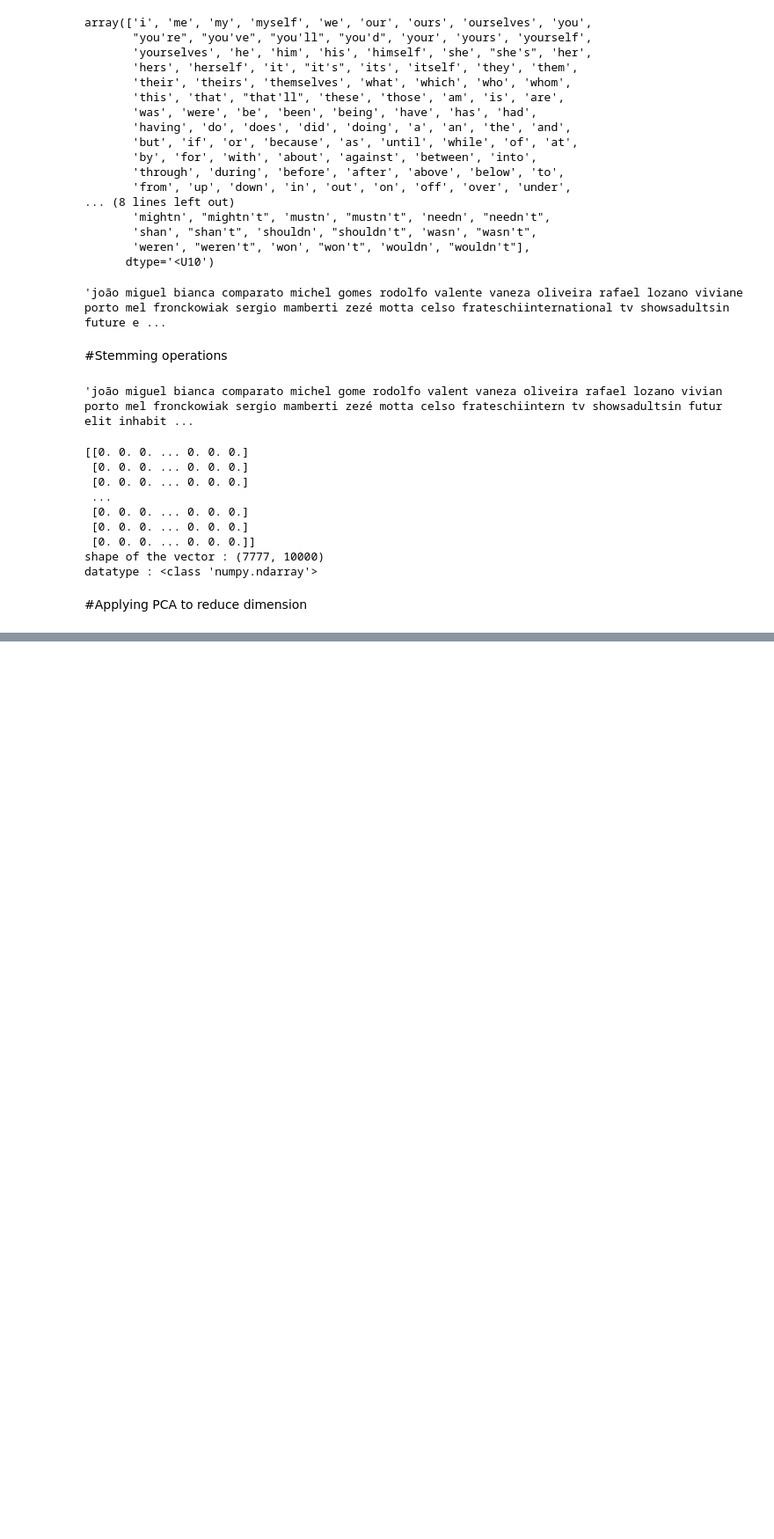
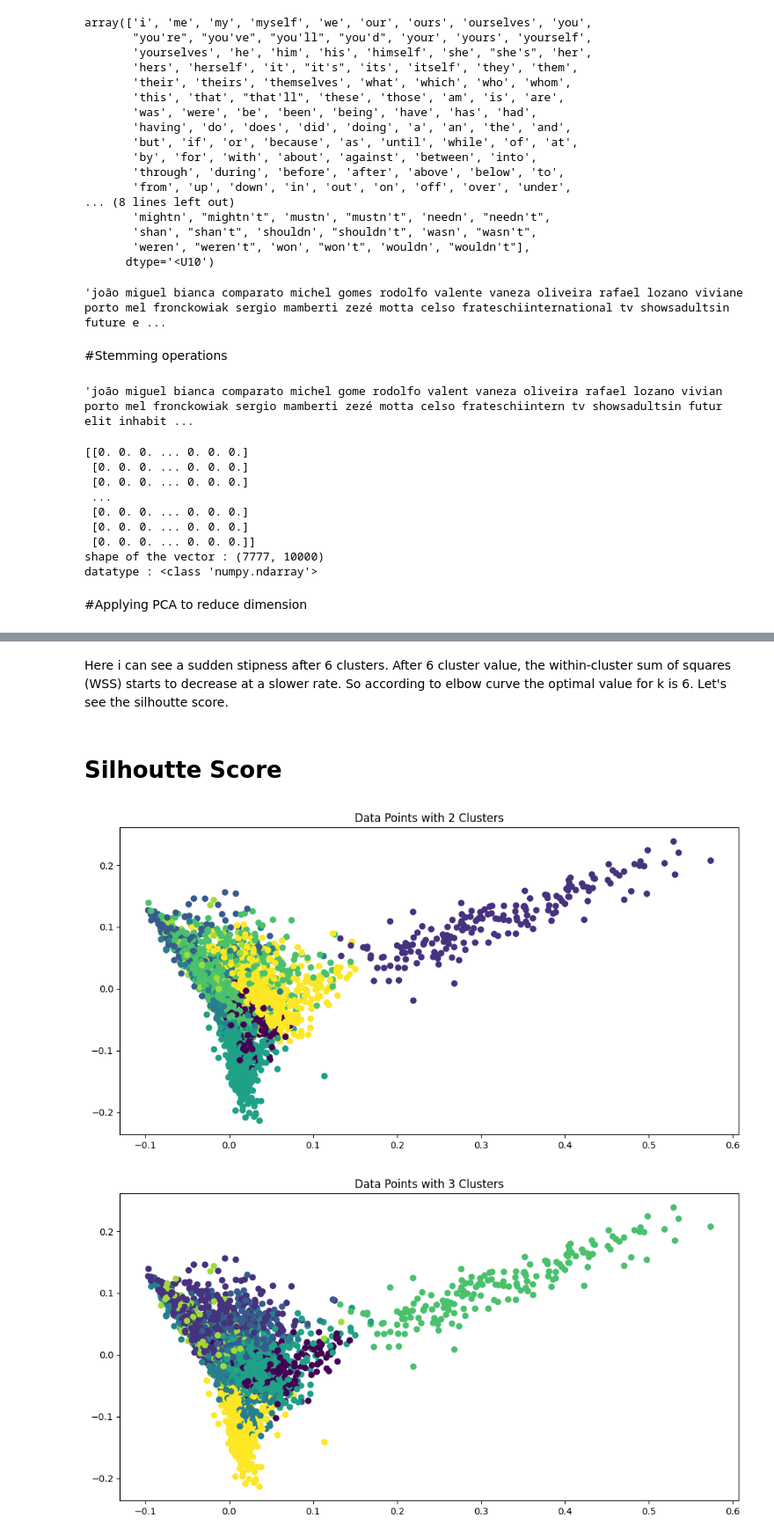
Before and after one commit to priyankadri/netflix_movies_tv_shows, a Jupyter notebook: netflix_movies_and_tv_shows.ipynb, the cells around one changed output, grey strips where cells are left out. Shown at 88% size. Drawn from its saved outputs; the diff is of its cells as text; code cells hidden in the pictures; blank space fills up the shorter version.

```diff
--- a/netflix_movies_and_tv_shows.ipynb
+++ b/netflix_movies_and_tv_shows.ipynb
@@ -793,0 +838,39 @@ plt.show()
+# %% [markdown]
+Here i can see a sudden stipness after 6 clusters. After 6 cluster value, the within-cluster sum of squares (WSS) starts to decrease at a slower rate. So according to elbow curve the optimal value for k is 6. Let's see the silhoutte score.
+# %% [markdown]
+# Silhoutte Score
+# %%
+# range for k values.
+n_cluster_range = range(2,12)
+
+# empty list to store silhouette score and cluster lables
+silhouette_avg_score = []
+cluster_label_list = []
+
+# running a loop to find the score with optimal k value.
+for k in n_cluster_range:
+
+  # initializing the instance
+  kmeans = KMeans()
+
+  # predicting the cluster lables
+  cluster_labels = kmeans.fit_predict(net_data)
+
+  # cluster centres.
+  centroids = kmeans.cluster_centers_
+
+  # storing the cluster lables in cluster lable list
+  cluster_label_list.append(cluster_labels)
+
+  # finding silhouette score and storing them into silhouette average score list.
+  silhouette_avg = silhouette_score(net_data, cluster_labels)
+  silhouette_avg_score.append(silhouette_avg)
+
+  # Plotting the data points with cluster labels
+  plt.figure(figsize = (12,6))
+  plt.scatter(net_data[:, 0], net_data[:, 1], c=cluster_labels)
+  plt.title(f'Data Points with {k} Clusters')
+  plt.show()
+# %% [output]
+[figure, added]
+[figure, added]
```
Also changed, not shown: parts of 35 cells of this notebook.
